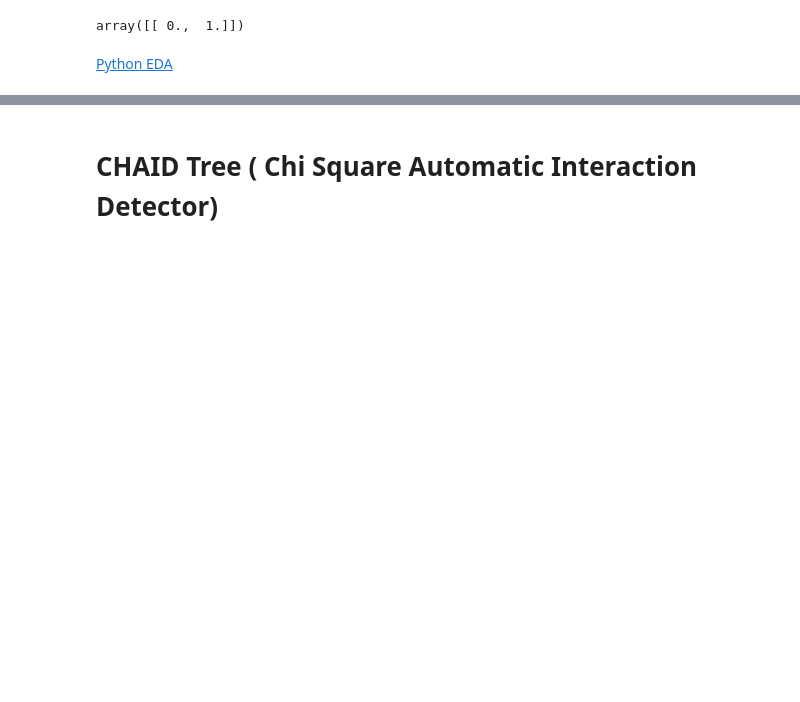
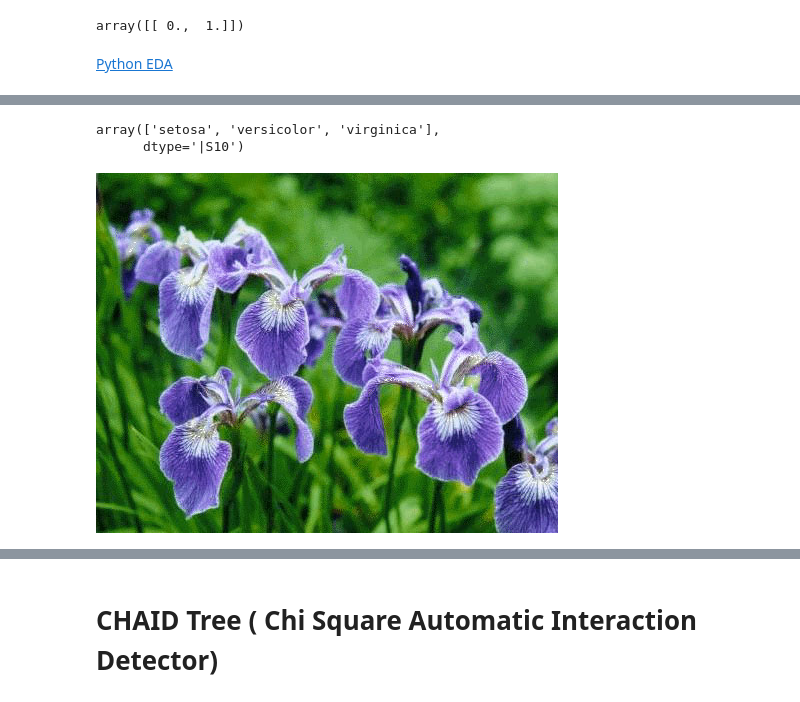
Before and after one commit to WenxuanZhang/Machine-Learning-Algorithm, a Jupyter notebook: StatsBasics/DecisionTree - CART, CHIAD, GBDT, Random Forest.ipynb, the cells around one changed output, grey strips where cells are left out. Saved outputs shown, nothing was run; the diff lists cells and outputs as text; code cells hidden in the pictures; blank space fills up the shorter version.

```diff
--- a/StatsBasics/DecisionTree - CART, CHIAD, GBDT, Random Forest.ipynb
+++ b/StatsBasics/DecisionTree - CART, CHIAD, GBDT, Random Forest.ipynb
@@ -16,0 +41,15 @@ array([[ 0.,  1.]])
+# %%
+iris.target_names
+# %% [output]
+array(['setosa', 'versicolor', 'virginica'],
+      dtype='|S10')
+# %%
+# here let us have some example of what these flowers are
+# Setosa
+from IPython.display import Image
+from IPython.core.display import HTML
+
+#Image(url= "http://wiki.irises.org/pub/Spec/SpecSetosa/DN-I-SETOSA_-TALL_BLUE_CLUMP_copy_edited-1.jpg")
+Image(filename= "setosa.jpg")
+# %% [output]
+[figure, added]
```
Also changed, not shown: parts of 21 cells of this notebook, 19 other files.
